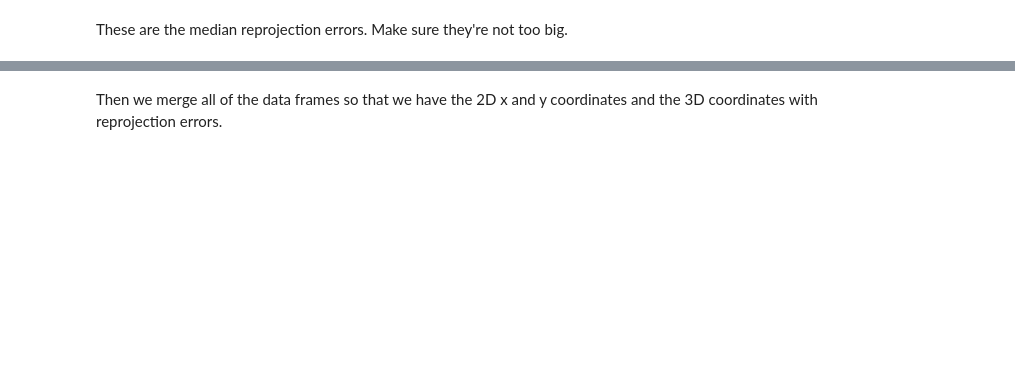
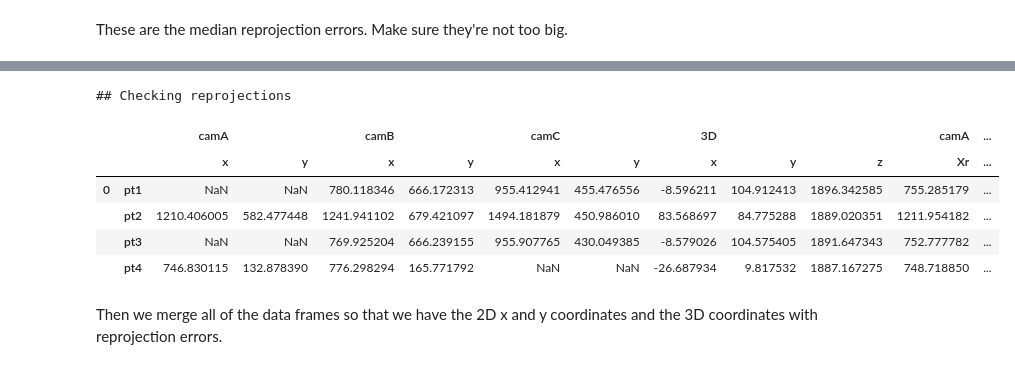
Before and after one commit to tytell/tytell-lab, a Jupyter notebook: triangulate_sleap.ipynb, the cells around one changed output, grey strips where cells are left out. Cells and saved outputs as stored; diff of their text form; code cells hidden in the pictures; blank space fills up the shorter version.

```diff
--- a/triangulate_sleap.ipynb
+++ b/triangulate_sleap.ipynb
@@ -154,0 +156,5 @@ ptsall3d2.loc[:,(slice(None), 'err')].groupby(level=2).median()
+# %%
+axesdatafile = '/Users/etytel01/Documents/2024/StephenAcceleration/3DCorrections/11.15.23Correction3D/11.15.23Correction3DDLTdv8_data_xypts.csv'
+
+axesdata = pd.read_csv(axesdatafile)
+axesdata
@@ -154,0 +165,9 @@ ptsall3d2.loc[:,(slice(None), 'err')].groupby(level=2).median()
+# %%
+cn = axesdata.columns
+for i, camname in enumerate(camgroup1.get_names()):
+    cn = [re.sub('cam{}'.format(i+1), camname, n) for n in cn]
+
+cn = [re.sub('X', 'x', n) for n in cn]
+cn = [re.sub('Y', 'y', n) for n in cn]
+
+cn
@@ -154,0 +192,9 @@ ptsall3d2.loc[:,(slice(None), 'err')].groupby(level=2).median()
+# %%
+cn = [n.split('_') for n in cn]
+#cn = [[n[1], n[2], n[0]] for n in cn]
+
+axesdata1 = copy(axesdata)
+axesdata1.columns = pd.MultiIndex.from_tuples(cn)
+axesdata1 = axesdata1.stack(level=0)
+
+axesdata1
@@ -154,0 +208,13 @@ ptsall3d2.loc[:,(slice(None), 'err')].groupby(level=2).median()
+# %%
+axesdata3d = triangulate_sleap.triangulate_points(camgroup1, axesdata1)
+# %% [output]
+## Checking reprojections
+# %%
+axesdata3d
+# %% [output]
+|  |  | camA |  | camB |  | camC |  | 3D |  |  | camA | ... |
+|  |  | x | y | x | y | x | y | x | y | z | Xr | ... |
+| 0 | pt1 | NaN | NaN | 780.118346 | 666.172313 | 955.412941 | 455.476556 | -8.596211 | 104.912413 | 1896.342585 | 755.285179 | ... |
+|  | pt2 | 1210.406005 | 582.477448 | 1241.941102 | 679.421097 | 1494.181879 | 450.986010 | 83.568697 | 84.775288 | 1889.020351 | 1211.954182 | ... |
+|  | pt3 | NaN | NaN | 769.925204 | 666.239155 | 955.907765 | 430.049385 | -8.579026 | 104.575405 | 1891.647343 | 752.777782 | ... |
+|  | pt4 | 746.830115 | 132.878390 | 776.298294 | 165.771792 | NaN | NaN | -26.687934 | 9.817532 | 1887.167275 | 748.718850 | ... |
```
Also changed, not shown: parts of 10 cells of this notebook, 2 other files.
